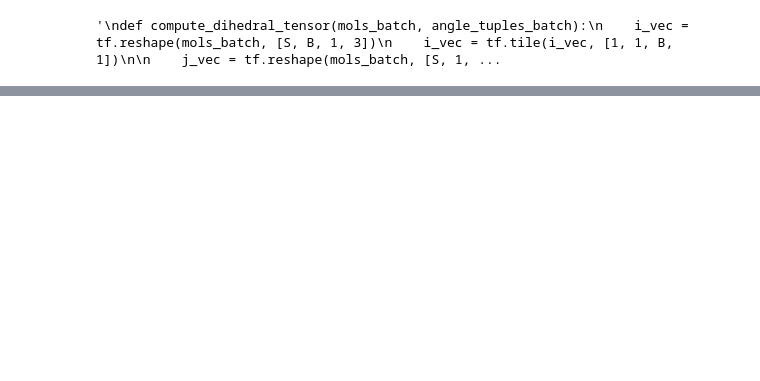
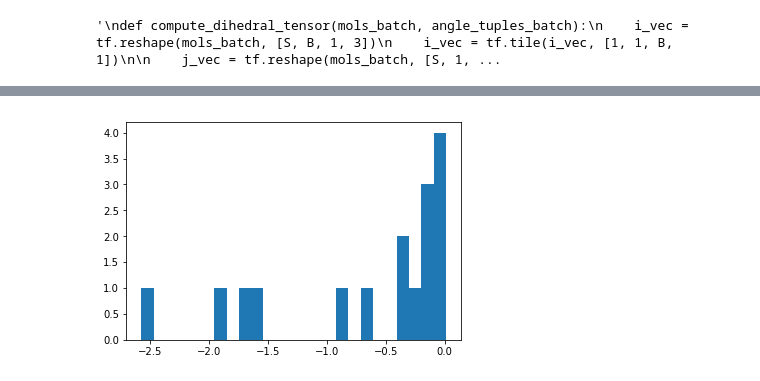
Before and after one commit to pandegroup/DCGAN-tensorflow, a Jupyter notebook: dihedral_xyz_gan_mk1.ipynb, the cells around one changed output, grey strips where cells are left out. Cells and saved outputs as stored; diff of their text form; code cells hidden in the pictures; blank space fills up the shorter version.

```diff
--- a/dihedral_xyz_gan_mk1.ipynb
+++ b/dihedral_xyz_gan_mk1.ipynb
@@ -253,20 +271,23 @@ with tf.device('/gpu:0'):
         DW_list[layer_idx] = tf.Variable(tf.truncated_normal([L_list[layer_idx], L_list[layer_idx+1]], seed=2017), name="DW_list%d" %layer_idx)
         Db_list[layer_idx] = tf.Variable(tf.ones([1, L_list[layer_idx+1]]))
 
-    f_w1 = tf.Variable(tf.truncated_normal([L_list[n_layers], L_list[n_layers]]))
-    f_b1 = tf.Variable(tf.ones([L_list[n_layers]]))
+    f_dw1 = tf.Variable(tf.truncated_normal([L_list[n_layers], L_list[n_layers]]), name="f_dw1")
+    f_db1 = tf.Variable(tf.ones([L_list[n_layers]]))
 
-    g_w1_ini = tf.Variable(tf.truncated_normal([1, L_list[n_layers]*5+z_dim, 64]))
+    f_gw1 = tf.Variable(tf.truncated_normal([L_list[n_layers], L_list[n_layers]]))
+    f_gb1 = tf.Variable(tf.ones([L_list[n_layers]]))
+
+    g_w1_ini = tf.Variable(tf.truncated_normal([1, L_list[n_layers]*5+z_dim, 32]))
     g_w1 = tf.tile(g_w1_ini, [S, 1, 1])
 
-    g_b1 = tf.Variable(tf.ones([1, 1, 64]))
+    g_b1 = tf.Variable(tf.ones([1, 1, 32]))
 
-    g_w2_ini = tf.Variable(tf.truncated_normal([1, 64, 64]))
+    g_w2_ini = tf.Variable(tf.truncated_normal([1, 32, 32]))
     g_w2 = tf.tile(g_w2_ini, [S, 1, 1])
 
-    g_b2 = tf.Variable(tf.ones([1, 1, 64]))
+    g_b2 = tf.Variable(tf.ones([1, 1, 32]))
 
-    g_w3_ini = tf.Variable(tf.truncated_normal([1, 64, 1]))
+    g_w3_ini = tf.Variable(tf.truncated_normal([1, 32, 1]))
     g_w3 = tf.tile(g_w3_ini, [S, 1, 1])
     g_b3 = tf.Variable(tf.ones([1, 1, 1]))
 
@@ -691 +1015,9 @@ def generate_molecule(mol_file, new_coords, new_file):
+# %%
+S=16
+feed_dict = construct_feed_dict(features, len(features)-S, len(features), shuffle_inds=False)
+
+plt.hist(np.squeeze(sess.run(dihed, feed_dict=feed_dict)), bins=25)
+plt.show()
+# %% [output]
+[figure, added]
 # %%
```
Also changed, not shown: parts of 25 cells of this notebook.
